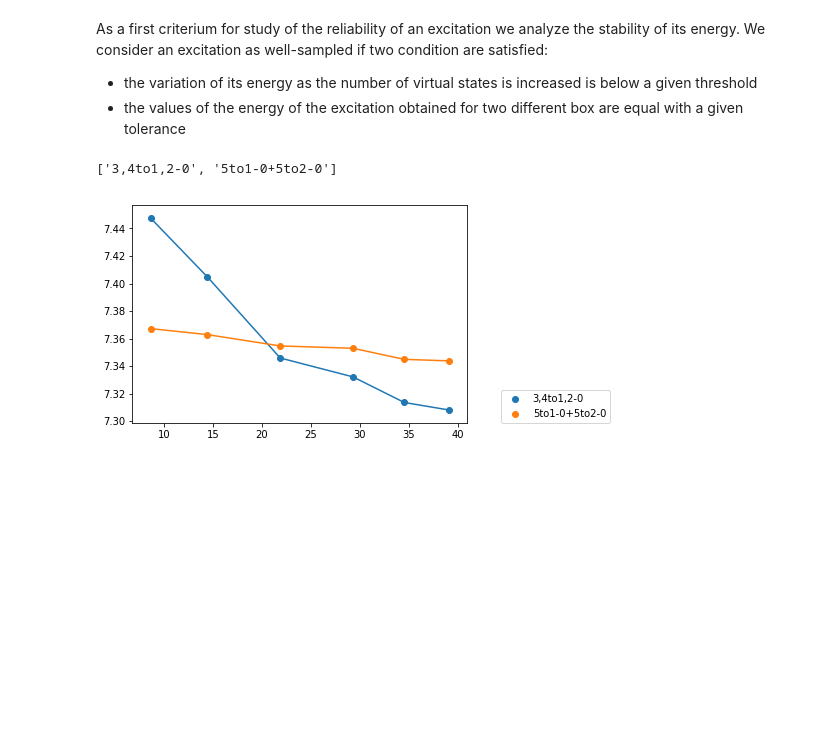
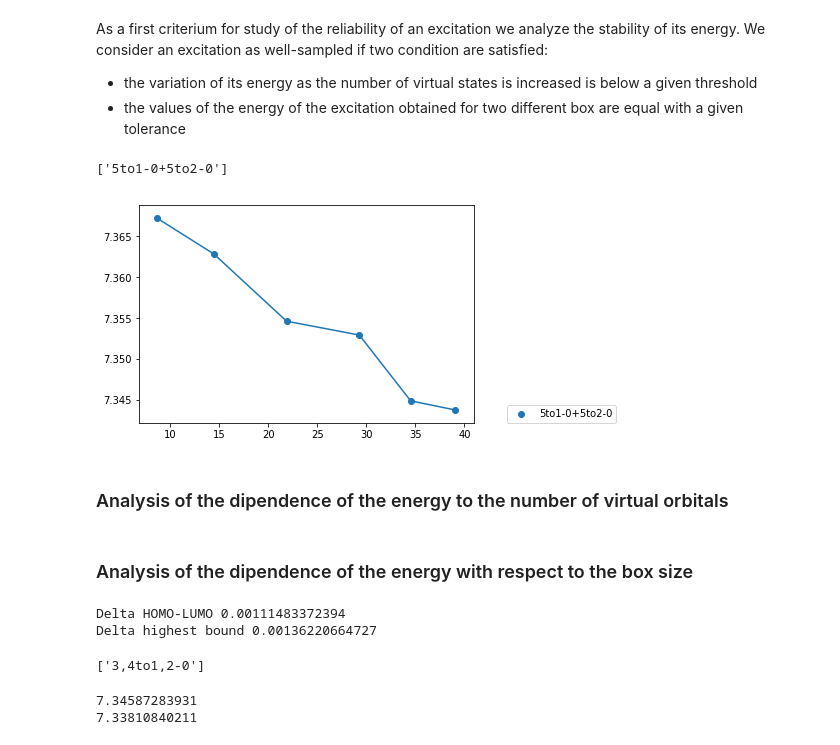
Before and after one commit to luigigenovese/KPM-nb, a Jupyter notebook: POLARIZABILITY/N2/Convergence criteria for the excitonic states.ipynb, the cells around one changed output. Drawn from its saved outputs; the diff is of its cells as text; code cells hidden in the pictures; blank space fills up the shorter version.

```diff
--- a/POLARIZABILITY/N2/Convergence criteria for the excitonic states.ipynb
+++ b/POLARIZABILITY/N2/Convergence criteria for the excitonic states.ipynb
@@ -53,13 +53,43 @@ As a first criterium for study of the reliability of an excitation we analyze th
 * the variation of its energy as the number of virtual states is increased is below a given threshold
 * the values of the energy of the excitation obtained for two different box are equal with a given tolerance
 # %%
-selLab = allTr[0:2]
+selLab = allTr[1:2]
 print selLab
 # %% [output]
-['3,4to1,2-0', '5to1-0+5to2-0']
+['5to1-0+5to2-0']
 # %%
 %matplotlib inline
 r = 7
-R.pltTrLabel(selLab,exc[r],Data[r],numOrb,True)
+R.pltTrLabel(selLab,excitations[r],Data[r],numOrb,True)
 # %% [output]
-[figure, old version]
+[figure, new version]
+# %% [markdown]
+### Analysis of the dipendence of the energy to the number of virtual orbitals
+# %% [markdown]
+### Analysis of the dipendence of the energy with respect to the box size
+# %%
+# box dipendence homo-lumo gap
+v = []
+for d in Data.values():
+    v.append(27.211*(d.evals[0][0][numOrb]-d.evals[0][0][numOrb-1]))
+print 'Delta HOMO-LUMO', abs(v[0]-v[1])
+# energy highest bound virtual state (state number seven)
+v = []
+for d in Data.values():
+    v.append(27.211*d.evals[0][0][6])
+print 'Delta highest bound', abs(v[0]-v[1])
+# %% [output]
+Delta HOMO-LUMO 0.00111483372394
+Delta highest bound 0.00136220664727
+# %%
+selLab = allTr[0:1]
+selLab
+# %% [output]
+['3,4to1,2-0']
+# %%
+for s in selLab:
+    print excitations[7][128]['transitions'][s]['eng']
+    print excitations[9][279]['transitions'][s]['eng']
+# %% [output]
+7.34587283931
+7.33810840211
```
Also changed, not shown: parts of 1 cell of this notebook, 29 other files.
